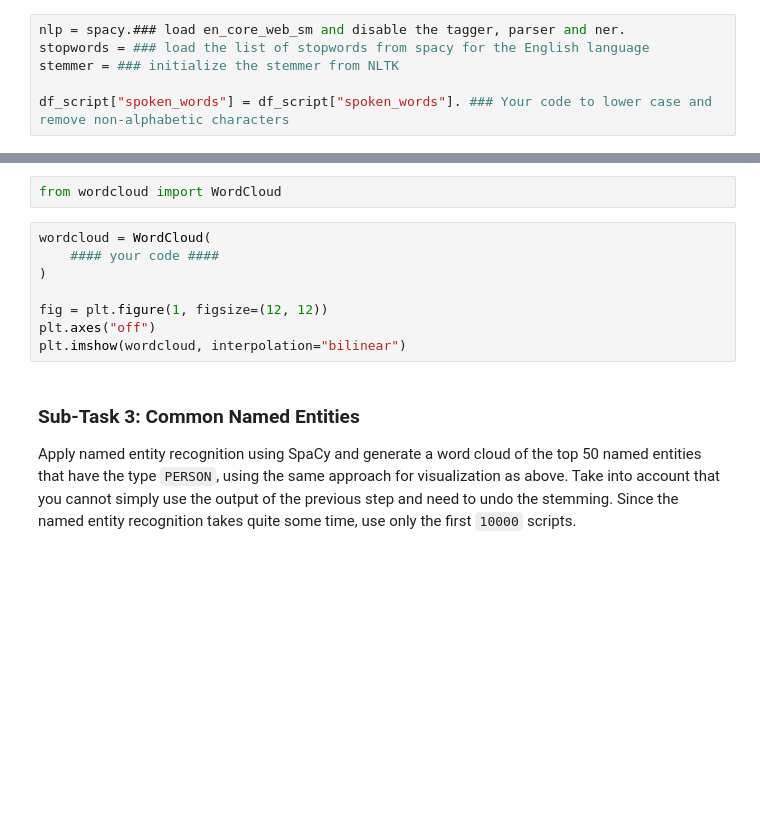
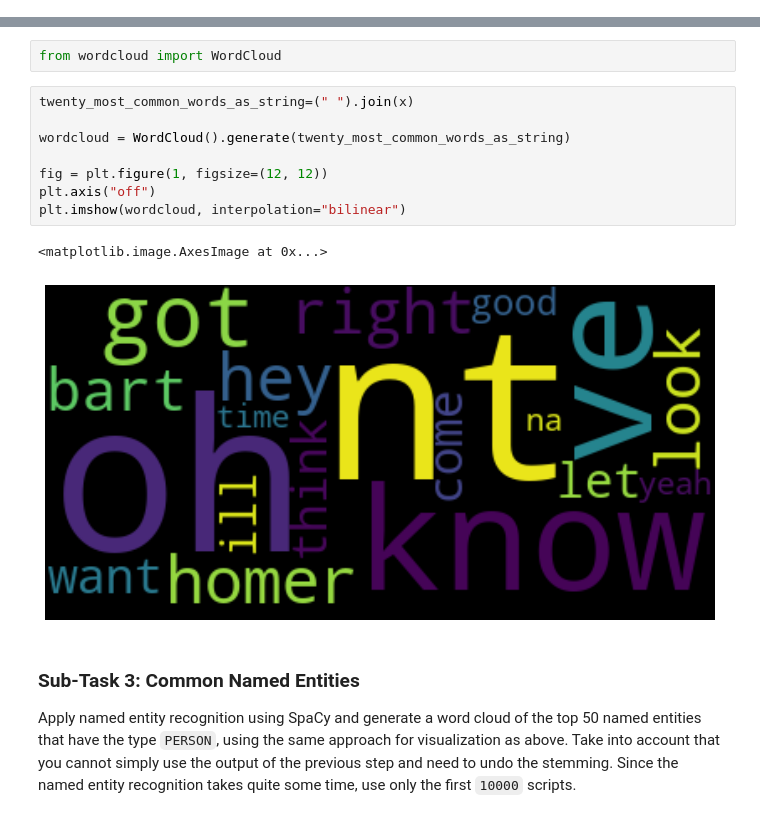
Before and after one commit to fidsusj/HateSpeechDetection, a Jupyter notebook: assignments/2/ITA_assignment_2.ipynb, the cells around one changed output, grey strips where cells are left out. Saved outputs shown, nothing was run; the diff lists cells and outputs as text; blank space fills up the shorter version.

```diff
--- a/assignments/2/ITA_assignment_2.ipynb
+++ b/assignments/2/ITA_assignment_2.ipynb
@@ -169,9 +169,3 @@ import re
 from collections import Counter
 from matplotlib import pyplot as plt
 from nltk.stem import PorterStemmer
-# %%
-nlp = spacy.### load en_core_web_sm and disable the tagger, parser and ner.
-stopwords = ### load the list of stopwords from spacy for the English language
-stemmer = ### initialize the stemmer from NLTK
-
-df_script["spoken_words"] = df_script["spoken_words"]. ### Your code to lower case and remove non-alphabetic characters
@@ -190,13 +232,16 @@ Make sure the same word does not appear more than once.
 # %%
 from wordcloud import WordCloud
 # %%
-wordcloud = WordCloud(
-    #### your code ####
-)
+twenty_most_common_words_as_string=(" ").join(x)
+
+wordcloud = WordCloud().generate(twenty_most_common_words_as_string)
 
 fig = plt.figure(1, figsize=(12, 12))
-plt.axes("off")
+plt.axis("off")
 plt.imshow(wordcloud, interpolation="bilinear")
+# %% [output]
+<matplotlib.image.AxesImage at 0x...>
+[figure, added]
 # %% [markdown]
 ### Sub-Task 3: Common Named Entities
 Apply named entity recognition using SpaCy and generate a word cloud of the top 50
```
Also changed, not shown: parts of 3 cells of this notebook.
